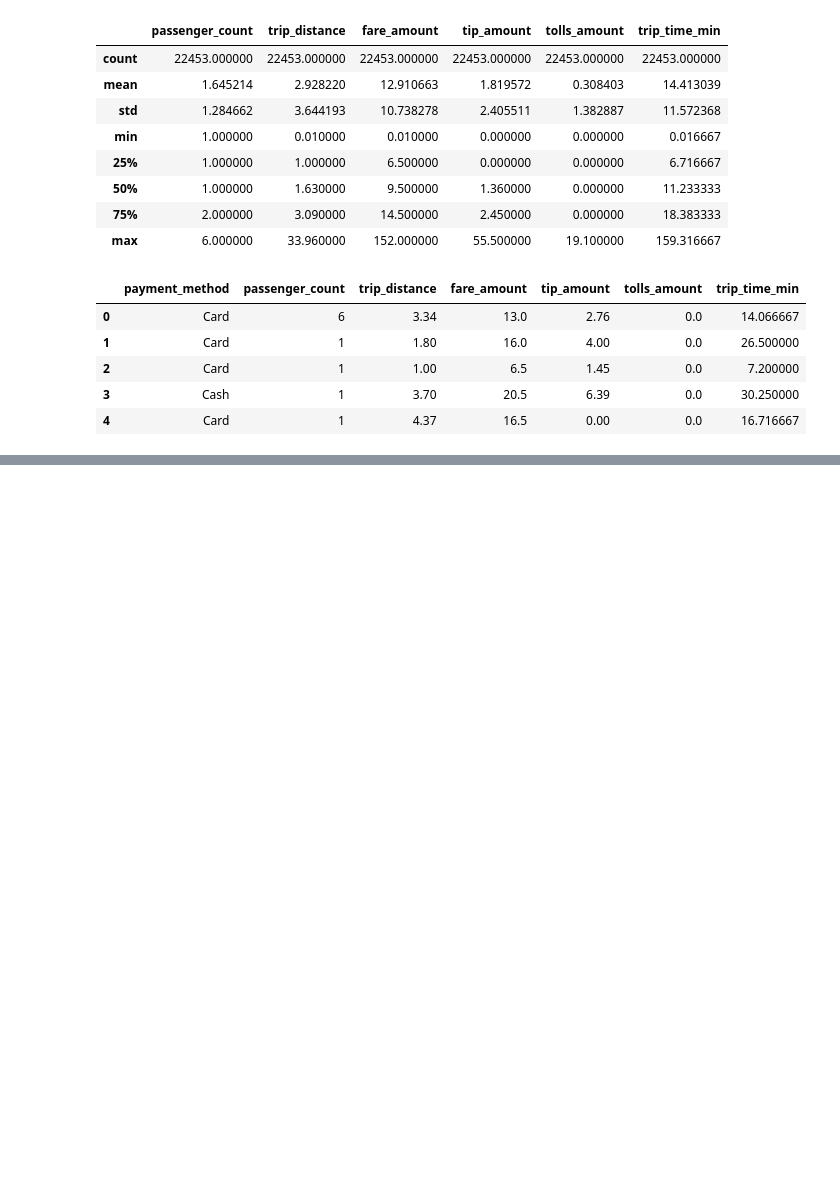
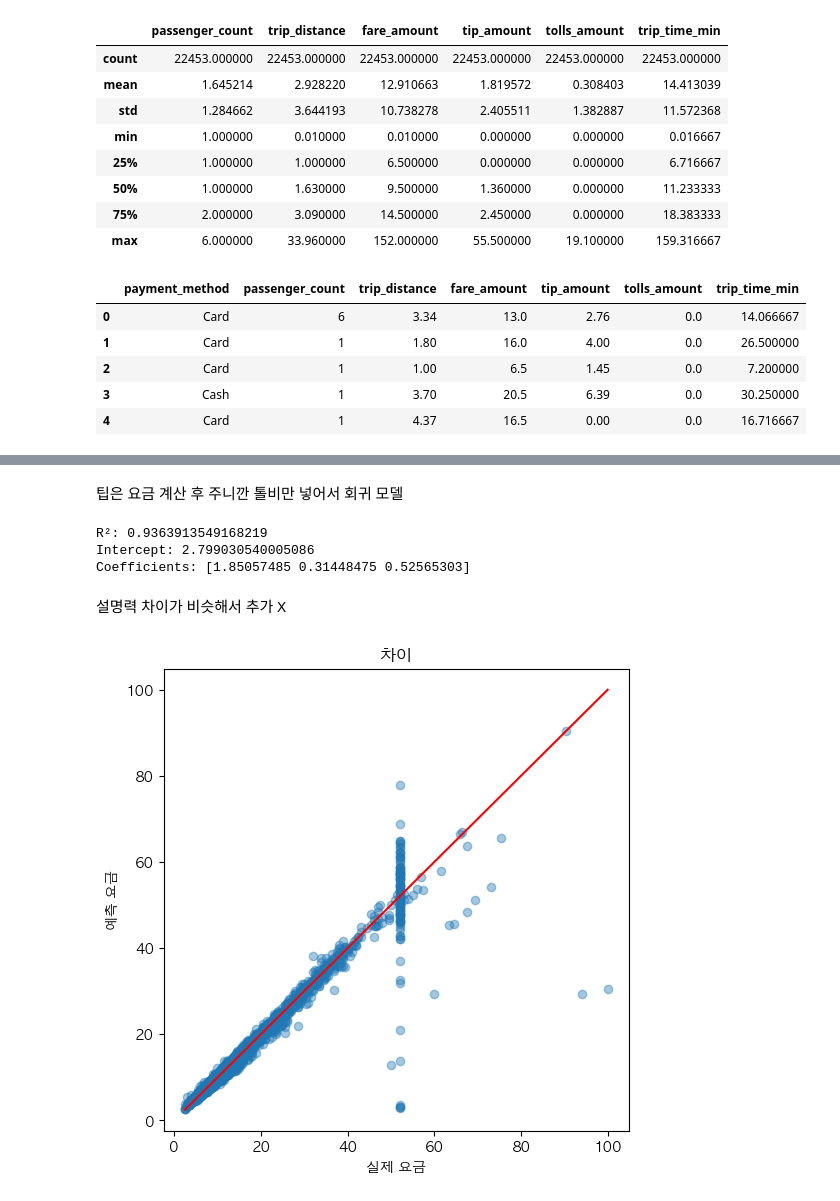
Before and after one commit to gyeongguk-K/DA5-gyeongguk, a Jupyter notebook: 택시요금 데이터 다루기.ipynb, the cells around one changed output, grey strips where cells are left out. Drawn from its saved outputs; the diff is of its cells as text; code cells hidden in the pictures; blank space fills up the shorter version.

```diff
--- a/택시요금 데이터 다루기.ipynb
+++ b/택시요금 데이터 다루기.ipynb
@@ -8,6 +8,7 @@ import numpy as np
 import matplotlib.pyplot as plt
 import seaborn as sns
 import os
+plt.rcParams['font.family'] = 'AppleGothic'
 
 df = pd.read_csv("trip.csv")
 # %%
@@ -492,0 +535,4 @@ df.head()
+# %%
+# 요금과 팁의 비율 계산
+df["tip_ratio"] = df["tip_amount"] / df["fare_amount"]
+df["tip_ratio"].describe()
@@ -492,0 +549,36 @@ df.head()
+# %% [markdown]
+팁은 요금 계산 후 주니깐 톨비만 넣어서 회귀 모델
+# %%
+X = df[["trip_distance", "trip_time_min", "tolls_amount"]]
+y = df["fare_amount"]
+
+X_train, X_test, y_train, y_test = train_test_split(
+    X, y, test_size=0.2, random_state=42
+)
+
+model2 = LinearRegression()
+model2.fit(X_train, y_train)
+
+y_pred2 = model2.predict(X_test)
+
+print("R²:", r2_score(y_test, y_pred2))
+print("Intercept:", model2.intercept_)
+print("Coefficients:", model2.coef_)
+# %% [output]
+R²: 0.9363913549168219
+Intercept: 2.799030540005086
+Coefficients: [1.85057485 0.31448475 0.52565303]
+# %% [markdown]
+설명력 차이가 비슷해서 추가 X
+# %%
+plt.figure(figsize=(6,6))
+plt.scatter(y_test, y_pred, alpha=0.4)
+plt.plot([y_test.min(), y_test.max()],
+         [y_test.min(), y_test.max()],
+         color='red')
+plt.xlabel("실제 요금")
+plt.ylabel("예측 요금")
+plt.title("차이")
+plt.show()
+# %% [output]
+[figure, added]
```
Also changed, not shown: parts of 15 cells of this notebook.
